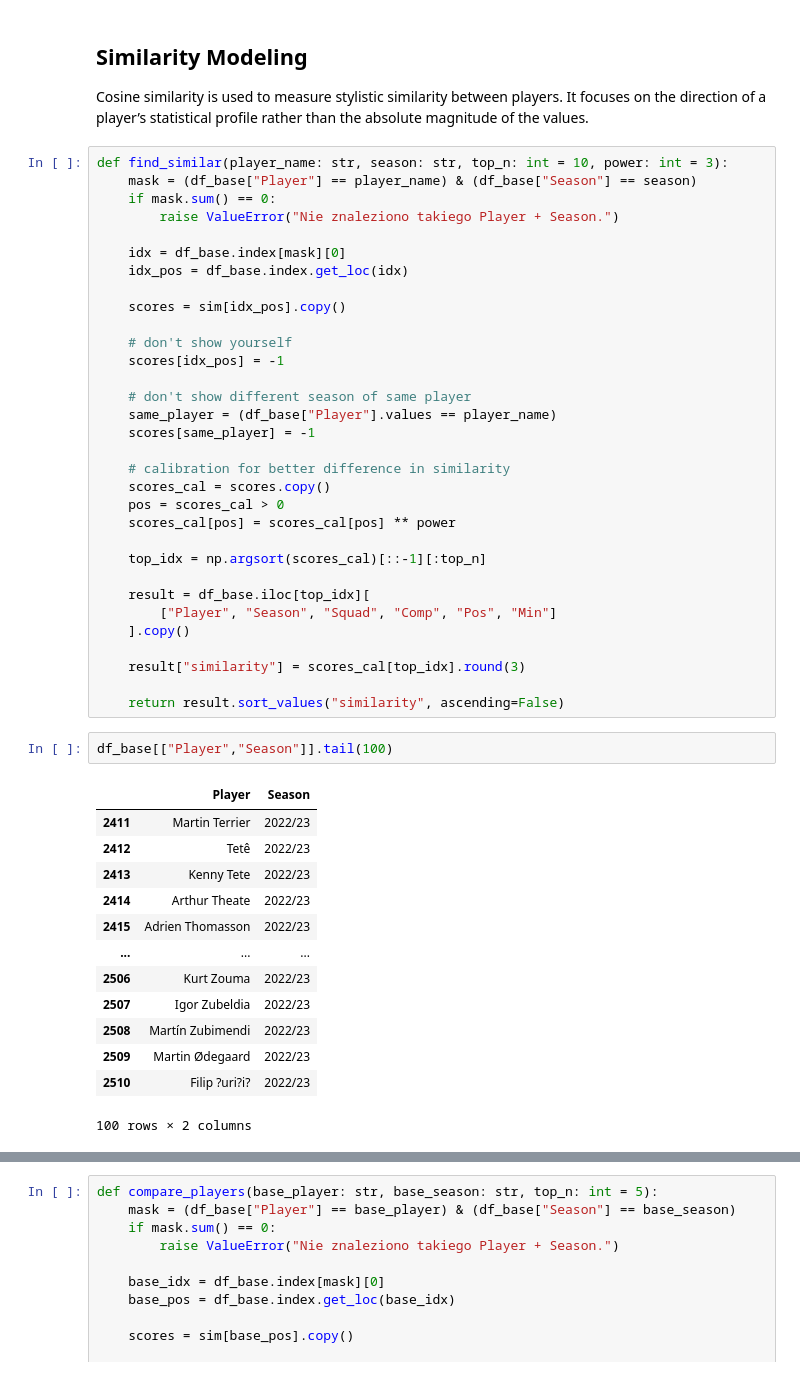
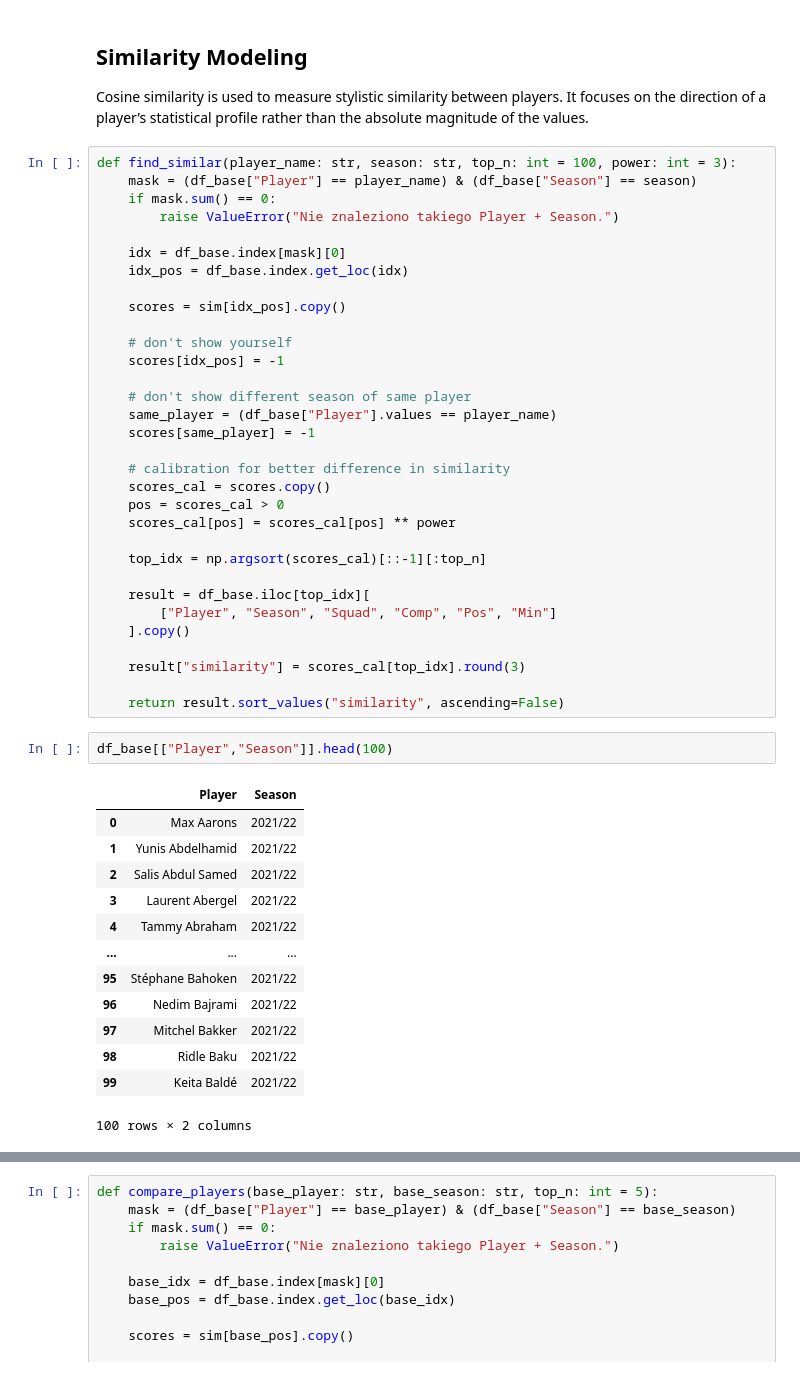
Before and after one commit to Rednas25/Football-21-23-_players_python_analytics, a Jupyter notebook: notebooks/FootballBrothers.ipynb, the cells around one changed output, grey strips where cells are left out. Cells and saved outputs as stored; diff of their text form.

```diff
--- a/notebooks/FootballBrothers.ipynb
+++ b/notebooks/FootballBrothers.ipynb
@@ -189,7 +194,7 @@ sim.shape
 Cosine similarity is used to measure stylistic similarity between players.
 It focuses on the direction of a player’s statistical profile rather than the absolute magnitude of the values.
 # %%
-def find_similar(player_name: str, season: str, top_n: int = 10, power: int = 3):
+def find_similar(player_name: str, season: str, top_n: int = 100, power: int = 3):
     mask = (df_base["Player"] == player_name) & (df_base["Season"] == season)
     if mask.sum() == 0:
         raise ValueError("Nie znaleziono takiego Player + Season.")
@@ -221,19 +226,19 @@ def find_similar(player_name: str, season: str, top_n: int = 10, power: int = 3)
 
     return result.sort_values("similarity", ascending=False)
 # %%
-df_base[["Player","Season"]].tail(100)
+df_base[["Player","Season"]].head(100)
 # %% [output]
 |  | Player | Season |
-| 2411 | Martin Terrier | 2022/23 |
-| 2412 | Tetê | 2022/23 |
-| 2413 | Kenny Tete | 2022/23 |
-| 2414 | Arthur Theate | 2022/23 |
-| 2415 | Adrien Thomasson | 2022/23 |
+| 0 | Max Aarons | 2021/22 |
+| 1 | Yunis Abdelhamid | 2021/22 |
+| 2 | Salis Abdul Samed | 2021/22 |
+| 3 | Laurent Abergel | 2021/22 |
+| 4 | Tammy Abraham | 2021/22 |
 | ... | ... | ... |
-| 2506 | Kurt Zouma | 2022/23 |
-| 2507 | Igor Zubeldia | 2022/23 |
-| 2508 | Martín Zubimendi | 2022/23 |
-| 2509 | Martin Ødegaard | 2022/23 |
-| 2510 | Filip ?uri?i? | 2022/23 |
+| 95 | Stéphane Bahoken | 2021/22 |
+| 96 | Nedim Bajrami | 2021/22 |
+| 97 | Mitchel Bakker | 2021/22 |
+| 98 | Ridle Baku | 2021/22 |
+| 99 | Keita Baldé | 2021/22 |
 100 rows × 2 columns
 # %%
```
Also changed, not shown: parts of 32 cells of this notebook.
